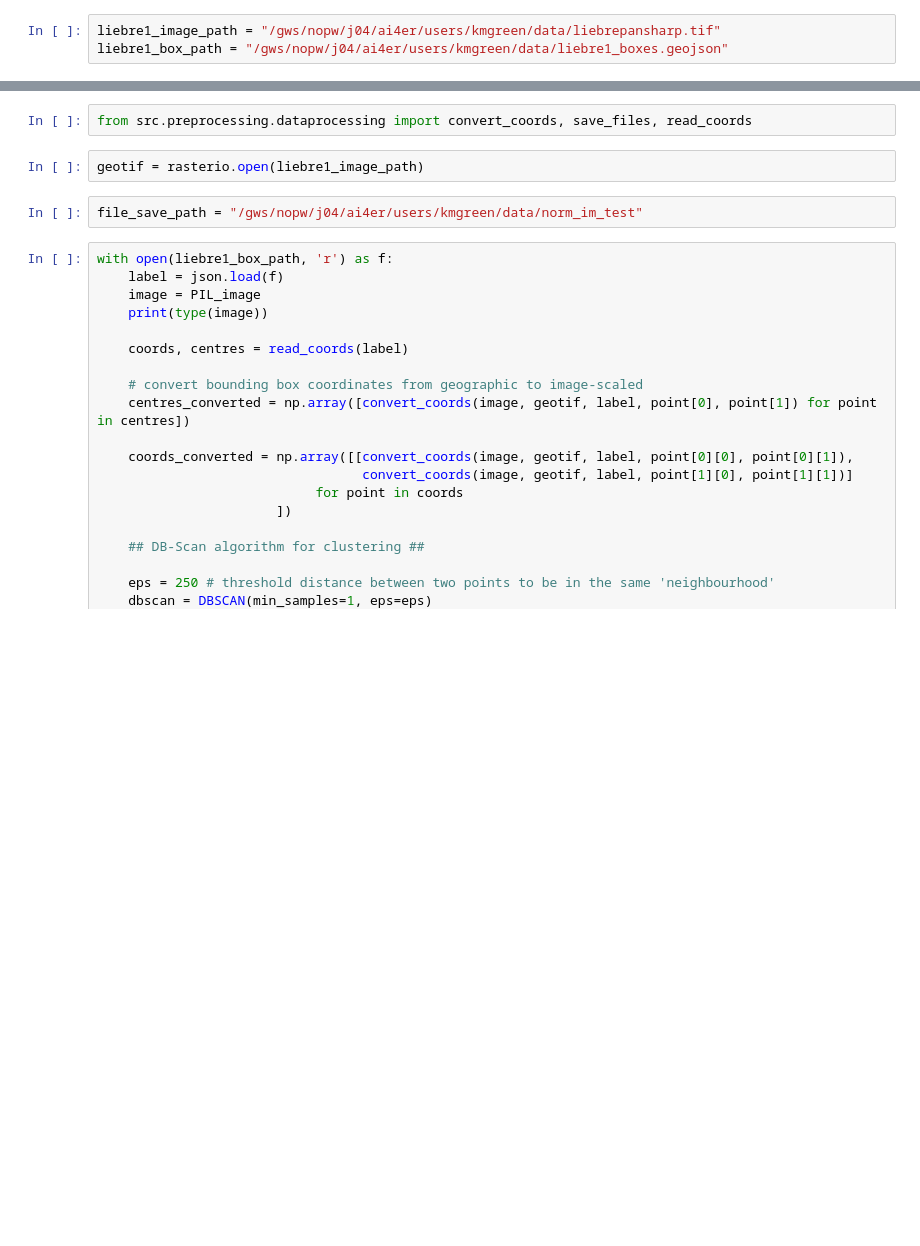
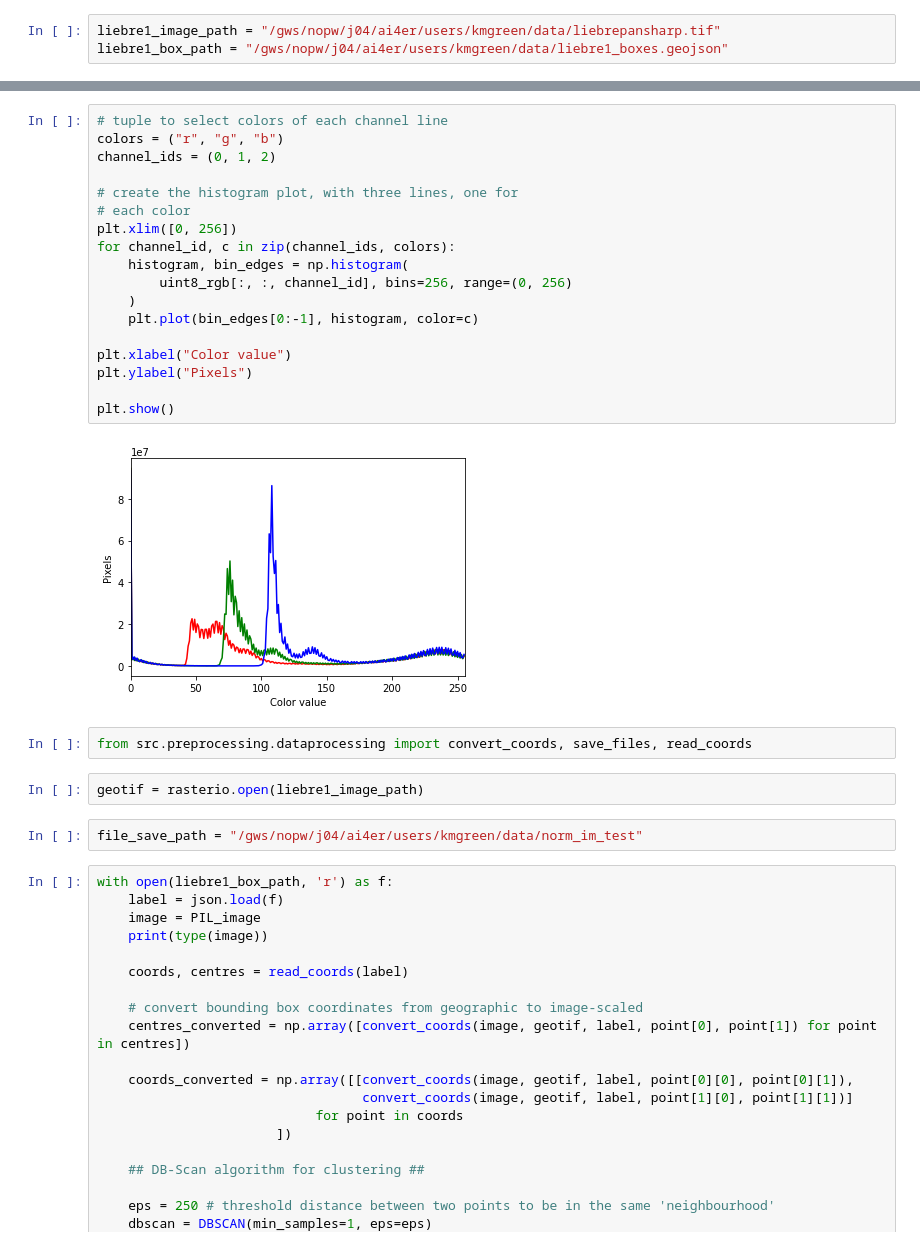
Before and after one commit to KMacfarlaneGreen/mres_whales, a Jupyter notebook: notebooks/exploratory/Normalization0.1.ipynb, the cells around one changed output, grey strips where cells are left out. Drawn from its saved outputs; the diff is of its cells as text; blank space fills up the shorter version.

```diff
--- a/notebooks/exploratory/Normalization0.1.ipynb
+++ b/notebooks/exploratory/Normalization0.1.ipynb
@@ -98,3 +114,23 @@ plt.imshow(PIL_image)
+# %%
+# tuple to select colors of each channel line
+colors = ("r", "g", "b")
+channel_ids = (0, 1, 2)
+
+# create the histogram plot, with three lines, one for
+# each color
+plt.xlim([0, 256])
+for channel_id, c in zip(channel_ids, colors):
+    histogram, bin_edges = np.histogram(
+        uint8_rgb[:, :, channel_id], bins=256, range=(0, 256)
+    )
+    plt.plot(bin_edges[0:-1], histogram, color=c)
+
+plt.xlabel("Color value")
+plt.ylabel("Pixels")
+
+plt.show()
+# %% [output]
+[figure, added]
 # %%
 from src.preprocessing.dataprocessing import convert_coords, save_files, read_coords
 # %%
```
Also changed, not shown: parts of 25 cells of this notebook, 2 other files.
